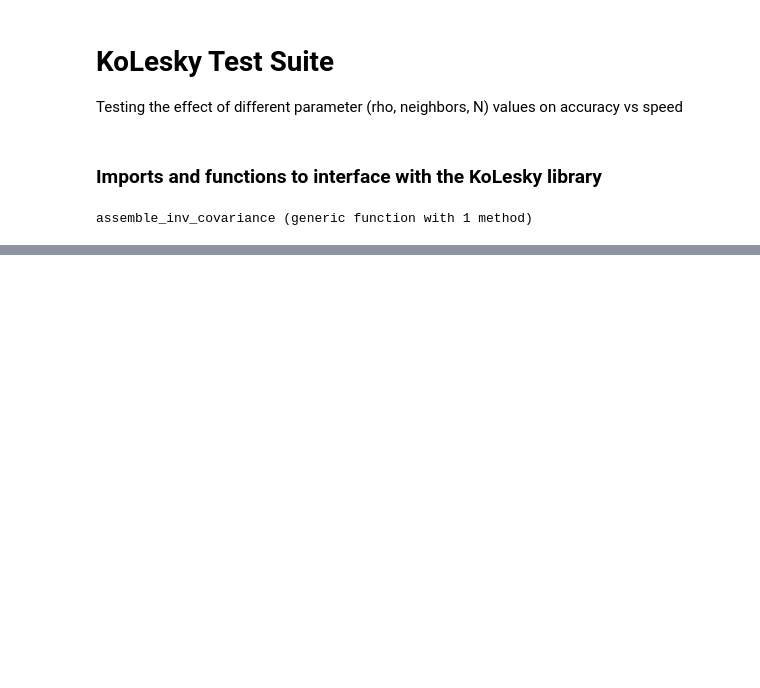
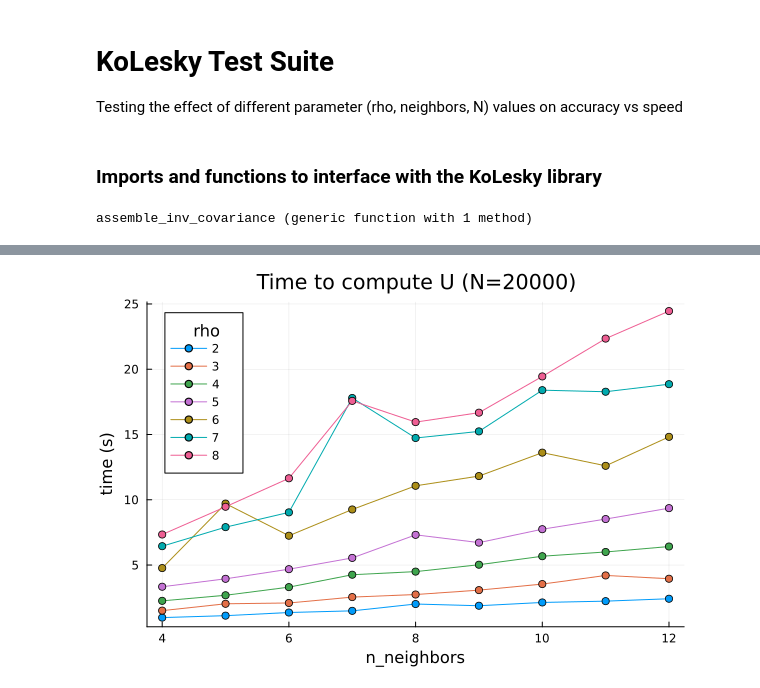
Before and after one commit to AkiTsuruta/MI-AIM, a Jupyter notebook: julia/KoLeskyTestSuite.ipynb, the cells around one changed output, grey strips where cells are left out. Saved outputs shown, nothing was run; the diff lists cells and outputs as text; code cells hidden in the pictures; blank space fills up the shorter version.

```diff
--- a/julia/KoLeskyTestSuite.ipynb
+++ b/julia/KoLeskyTestSuite.ipynb
@@ -122,0 +224,9 @@ df
+# %%
+N_fixed = 20000
+
+df |>
+    @filter(_.N == N_fixed) |>
+    @df plot(:n_neighbors, :time, group = :rho, xlabel = "n_neighbors", ylabel = "time (s)", marker = :circle,
+    legend_title = "rho", title = "Time to compute U (N=$N_fixed)")
+# %% [output]
+[figure, added]
```
Also changed, not shown: parts of 28 cells of this notebook, 1 other file.
